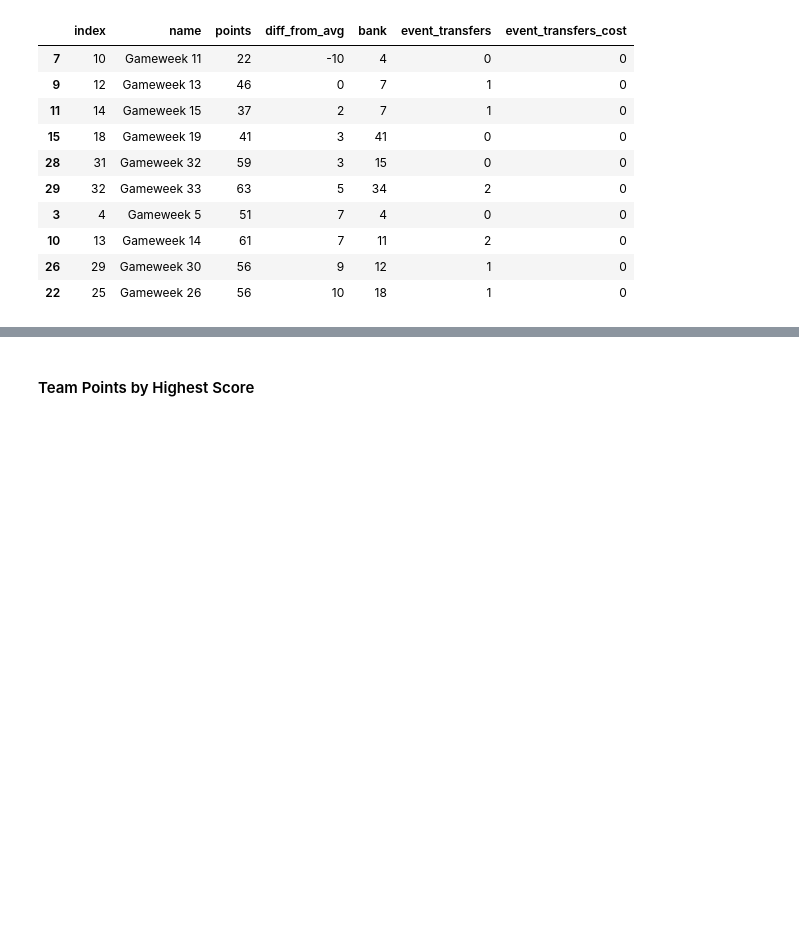
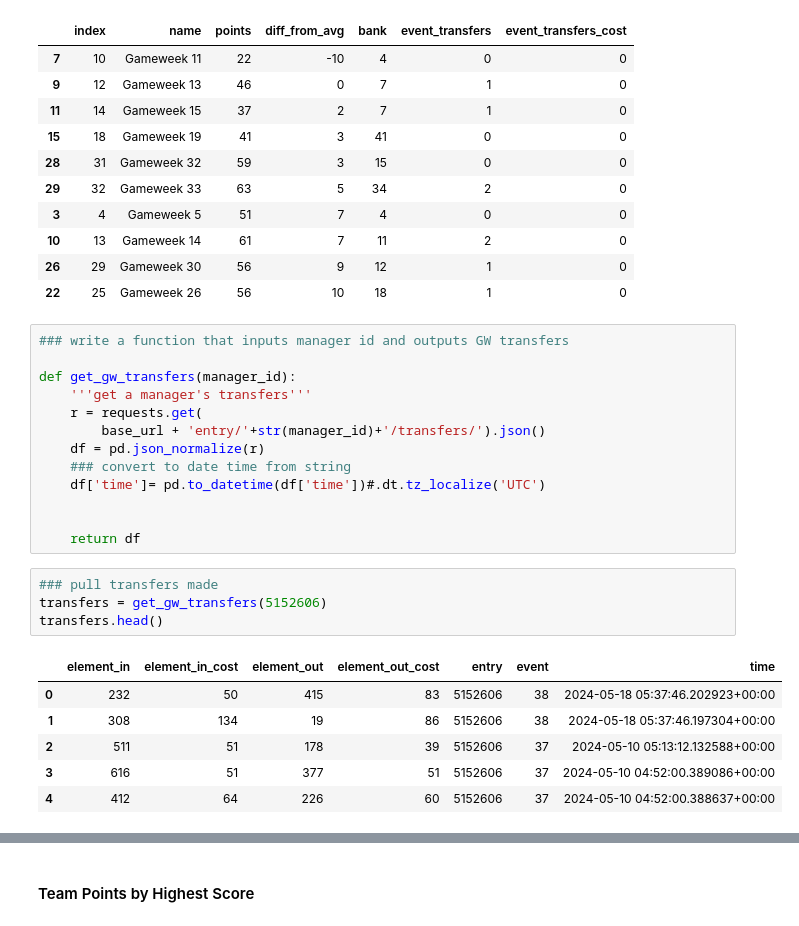
Before and after one commit to Neshmwaniki/FPL-Team-Analysis, a Jupyter notebook: Fantasy Premier League Analysis.ipynb, the cells around one changed output, grey strips where cells are left out. Drawn from its saved outputs; the diff is of its cells as text; blank space fills up the shorter version.

```diff
--- a/Fantasy Premier League Analysis.ipynb
+++ b/Fantasy Premier League Analysis.ipynb
@@ -328,3 +359,27 @@ transfers_made.reset_index().sort_values(by='diff_from_avg',ascending=True).head
 | 10 | 13 | Gameweek 14 | 61 | 7 | 11 | 2 | 0 |
 | 26 | 29 | Gameweek 30 | 56 | 9 | 12 | 1 | 0 |
 | 22 | 25 | Gameweek 26 | 56 | 10 | 18 | 1 | 0 |
+# %%
+### write a function that inputs manager id and outputs GW transfers
+
+def get_gw_transfers(manager_id):
+    '''get a manager's transfers'''
+    r = requests.get(
+        base_url + 'entry/'+str(manager_id)+'/transfers/').json()
+    df = pd.json_normalize(r)
+    ### convert to date time from string
+    df['time']= pd.to_datetime(df['time'])#.dt.tz_localize('UTC')
+
+
+    return df
+# %%
+### pull transfers made
+transfers = get_gw_transfers(5152606)
+transfers.head()
+# %% [output]
+|  | element_in | element_in_cost | element_out | element_out_cost | entry | event | time |
+| 0 | 232 | 50 | 415 | 83 | 5152606 | 38 | 2024-05-18 05:37:46.202923+00:00 |
+| 1 | 308 | 134 | 19 | 86 | 5152606 | 38 | 2024-05-18 05:37:46.197304+00:00 |
+| 2 | 511 | 51 | 178 | 39 | 5152606 | 37 | 2024-05-10 05:13:12.132588+00:00 |
+| 3 | 616 | 51 | 377 | 51 | 5152606 | 37 | 2024-05-10 04:52:00.389086+00:00 |
+| 4 | 412 | 64 | 226 | 60 | 5152606 | 37 | 2024-05-10 04:52:00.388637+00:00 |
```
Also changed, not shown: parts of 14 cells of this notebook.
